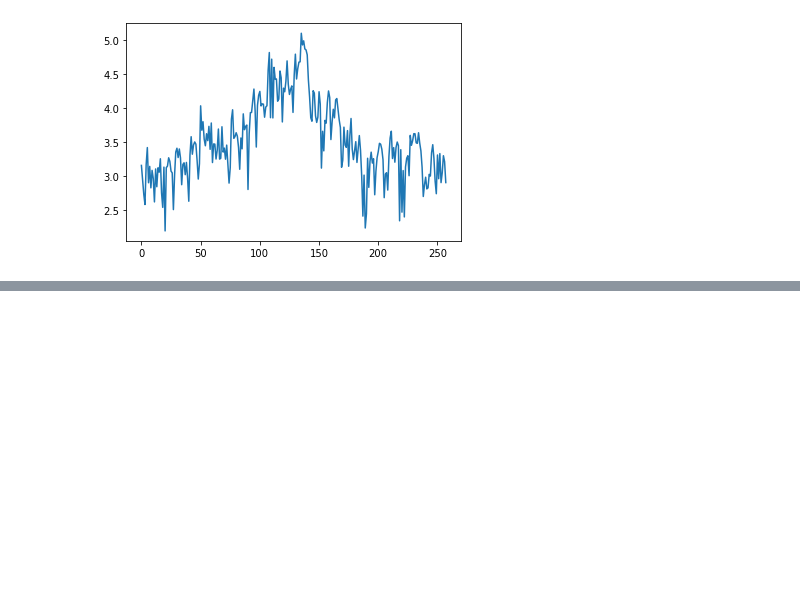
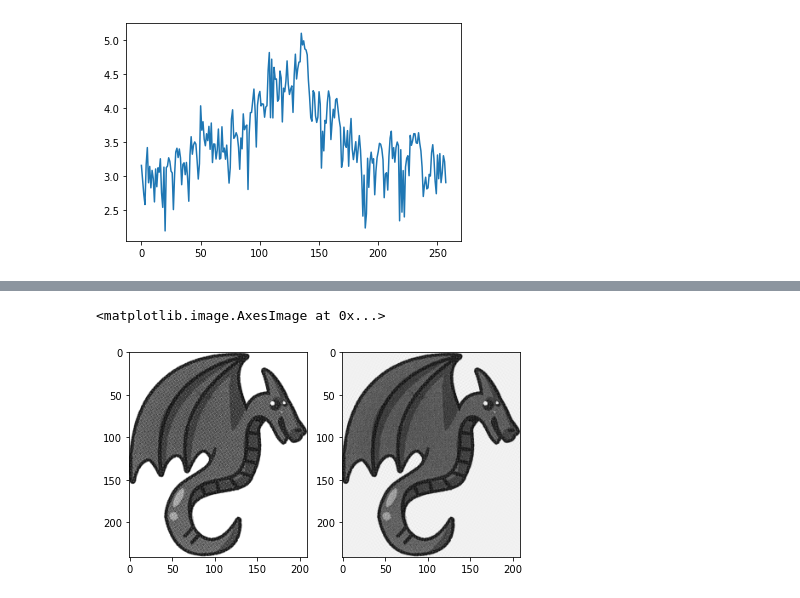
Before and after one commit to Whojo/My_image_denoiser, a Jupyter notebook: fft.ipynb, the cells around one changed output, grey strips where cells are left out. Cells and saved outputs as stored; diff of their text form; code cells hidden in the pictures; blank space fills up the shorter version.

```diff
--- a/fft.ipynb
+++ b/fft.ipynb
@@ -192,0 +74,7 @@ plt.colorbar()
+# %%
+fig, ax_arr = plt.subplots(figsize=(7,5), ncols=2)
+ax_arr[0].imshow(imgs_gray[0], cmap='gray')
+ax_arr[1].imshow(np.abs(np.fft.ifft2(fft_magn * np.exp(1j*fft_angle))), cmap='gray')
+# %% [output]
+<matplotlib.image.AxesImage at 0x...>
+[figure, added]
```
Also changed, not shown: parts of 37 cells of this notebook.
